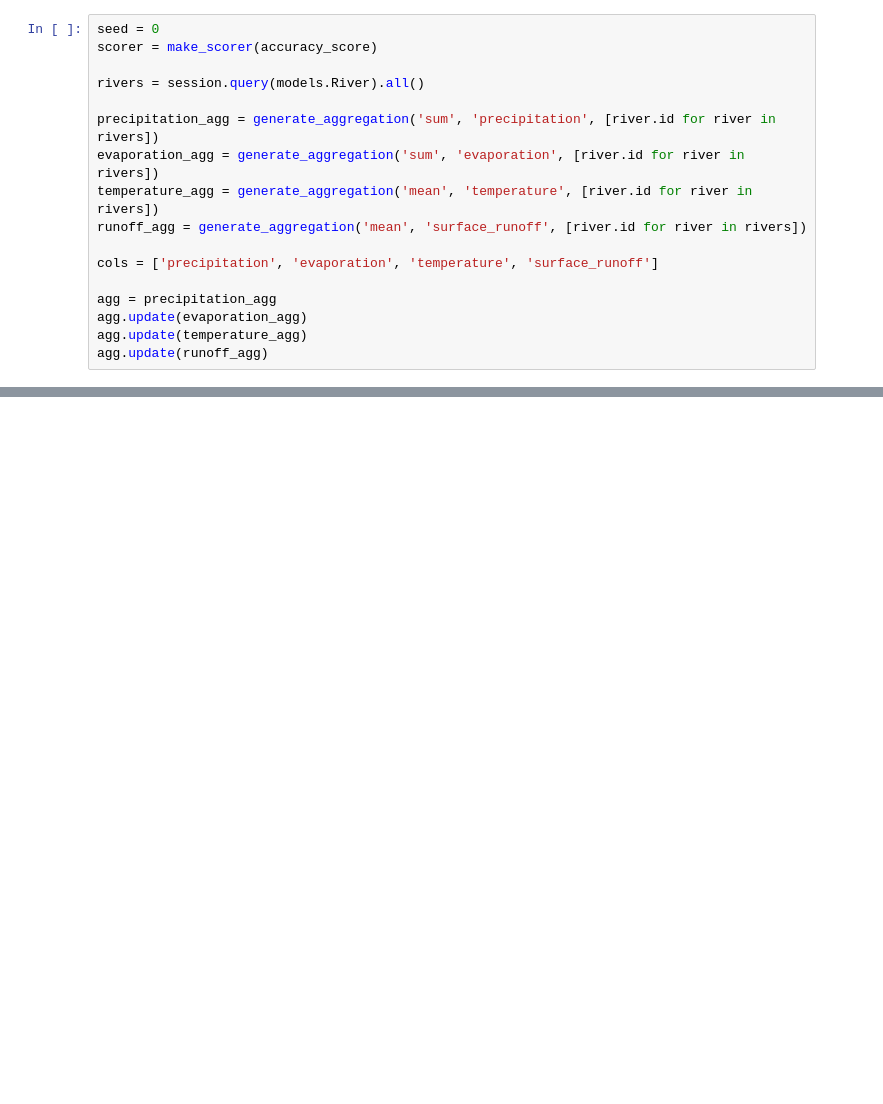
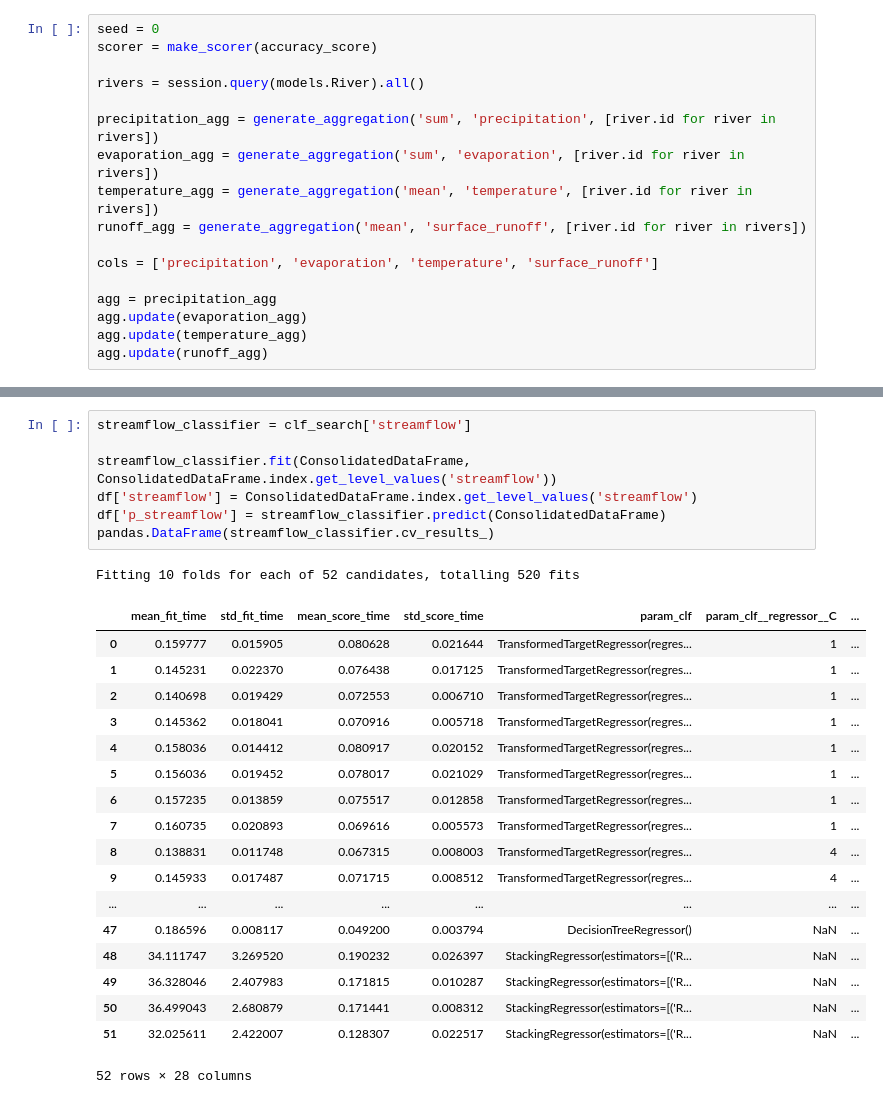
Before and after one commit to brunotvs/po233_project, a Jupyter notebook: source/Notebook.ipynb, the cells around one changed output, grey strips where cells are left out. Cells and saved outputs as stored; diff of their text form; blank space fills up the shorter version.

```diff
--- a/source/Notebook.ipynb
+++ b/source/Notebook.ipynb
@@ -179,0 +165,27 @@ Fitting 10 folds for each of 6 candidates, totalling 60 fits
+# %%
+streamflow_classifier = clf_search['streamflow']
+
+streamflow_classifier.fit(ConsolidatedDataFrame, ConsolidatedDataFrame.index.get_level_values('streamflow'))
+df['streamflow'] = ConsolidatedDataFrame.index.get_level_values('streamflow')
+df['p_streamflow'] = streamflow_classifier.predict(ConsolidatedDataFrame)
+pandas.DataFrame(streamflow_classifier.cv_results_)
+# %% [output]
+Fitting 10 folds for each of 52 candidates, totalling 520 fits
+|  | mean_fit_time | std_fit_time | mean_score_time | std_score_time | param_clf | param_clf__regressor__C | ... |
+| 0 | 0.159777 | 0.015905 | 0.080628 | 0.021644 | TransformedTargetRegressor(regres... | 1 | ... |
+| 1 | 0.145231 | 0.022370 | 0.076438 | 0.017125 | TransformedTargetRegressor(regres... | 1 | ... |
+| 2 | 0.140698 | 0.019429 | 0.072553 | 0.006710 | TransformedTargetRegressor(regres... | 1 | ... |
+| 3 | 0.145362 | 0.018041 | 0.070916 | 0.005718 | TransformedTargetRegressor(regres... | 1 | ... |
+| 4 | 0.158036 | 0.014412 | 0.080917 | 0.020152 | TransformedTargetRegressor(regres... | 1 | ... |
+| 5 | 0.156036 | 0.019452 | 0.078017 | 0.021029 | TransformedTargetRegressor(regres... | 1 | ... |
+| 6 | 0.157235 | 0.013859 | 0.075517 | 0.012858 | TransformedTargetRegressor(regres... | 1 | ... |
+| 7 | 0.160735 | 0.020893 | 0.069616 | 0.005573 | TransformedTargetRegressor(regres... | 1 | ... |
+| 8 | 0.138831 | 0.011748 | 0.067315 | 0.008003 | TransformedTargetRegressor(regres... | 4 | ... |
+| 9 | 0.145933 | 0.017487 | 0.071715 | 0.008512 | TransformedTargetRegressor(regres... | 4 | ... |
+| ... | ... | ... | ... | ... | ... | ... | ... |
+| 47 | 0.186596 | 0.008117 | 0.049200 | 0.003794 | DecisionTreeRegressor() | NaN | ... |
+| 48 | 34.111747 | 3.269520 | 0.190232 | 0.026397 | StackingRegressor(estimators=[('R... | NaN | ... |
+| 49 | 36.328046 | 2.407983 | 0.171815 | 0.010287 | StackingRegressor(estimators=[('R... | NaN | ... |
+| 50 | 36.499043 | 2.680879 | 0.171441 | 0.008312 | StackingRegressor(estimators=[('R... | NaN | ... |
+| 51 | 32.025611 | 2.422007 | 0.128307 | 0.022517 | StackingRegressor(estimators=[('R... | NaN | ... |
+52 rows × 28 columns
```
Also changed, not shown: parts of 5 cells of this notebook.
